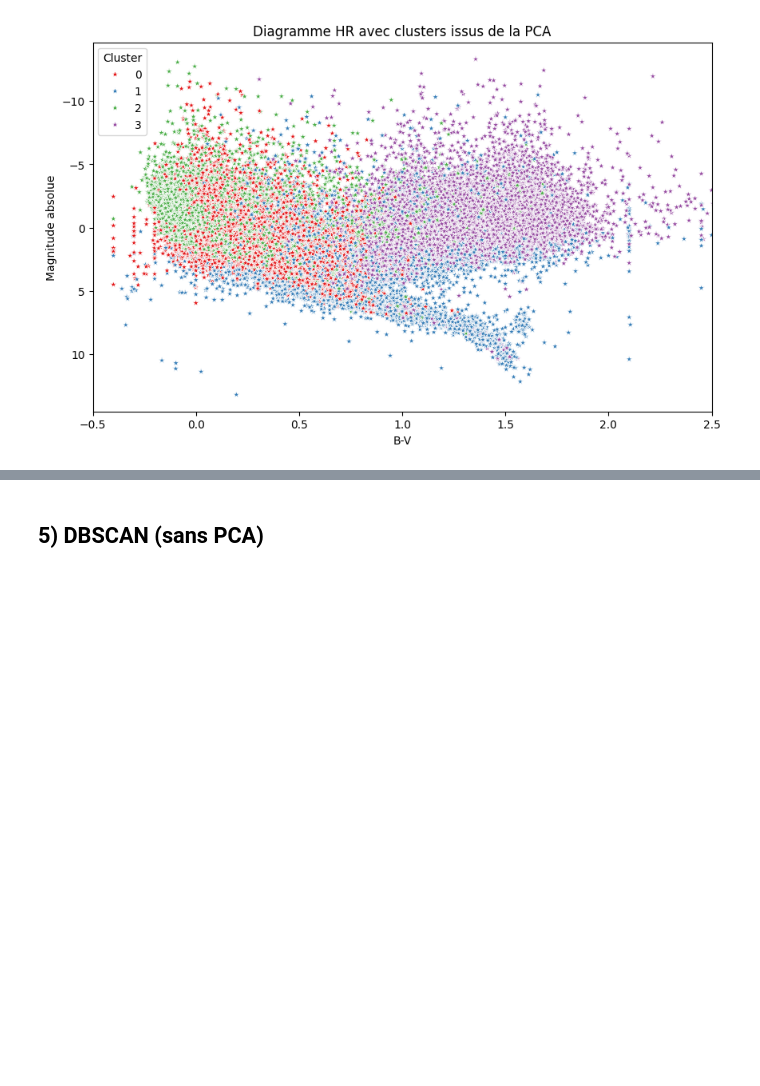
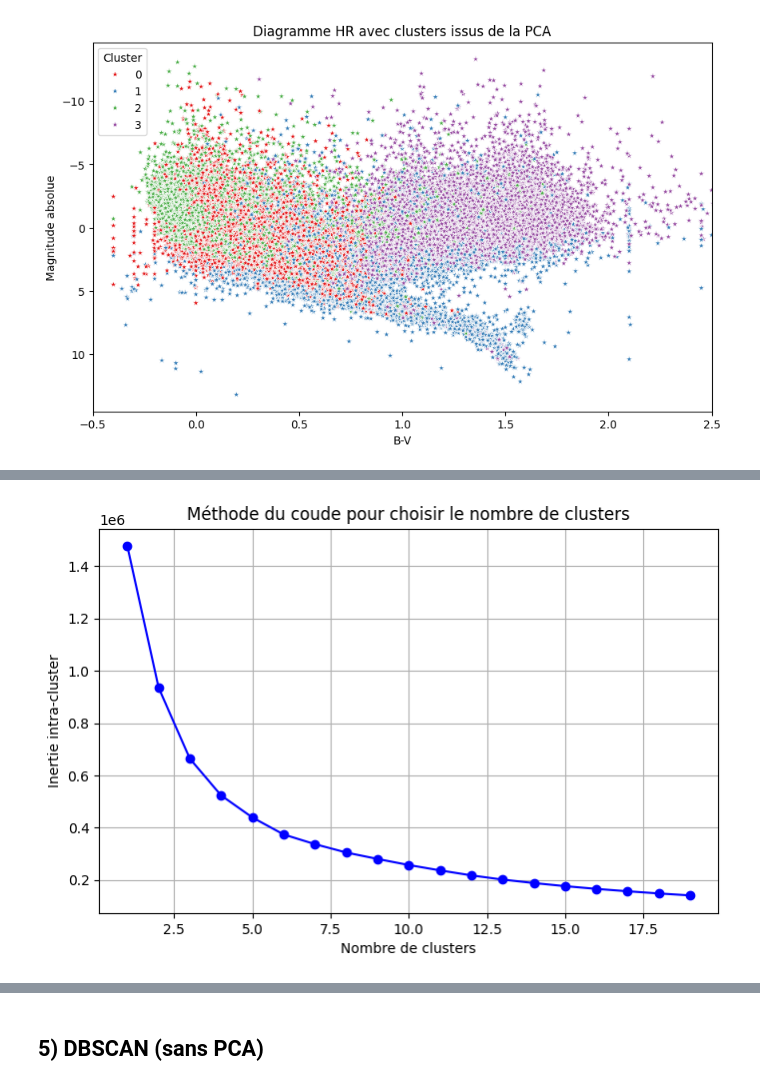
Before and after one commit to Moni003/Diagramme_HR_MML, a Jupyter notebook: diagHR_testPCA2.ipynb, the cells around one changed output, grey strips where cells are left out. Saved outputs shown, nothing was run; the diff lists cells and outputs as text; code cells hidden in the pictures; blank space fills up the shorter version.

```diff
--- a/diagHR_testPCA2.ipynb
+++ b/diagHR_testPCA2.ipynb
@@ -769,0 +829,18 @@ plt.show()
+# %%
+inertias = []
+cluster_range = range(1, 20)
+
+for k in cluster_range:
+    kmeans = KMeans(n_clusters=k, n_init=10, random_state=0)  # n_init : nombre d'initialisations (points de départ différents pour chaque initialisation)
+    kmeans.fit(data_t_df)
+    inertias.append(kmeans.inertia_)
+
+plt.figure(figsize=(8, 5))
+plt.plot(cluster_range, inertias, marker='o', color="blue")
+plt.xlabel("Nombre de clusters")
+plt.ylabel("Inertie intra-cluster")
+plt.title("Méthode du coude pour choisir le nombre de clusters")
+plt.grid()
+plt.show()
+# %% [output]
+[figure, added]
```
Also changed, not shown: parts of 18 cells of this notebook, 4 other files.
